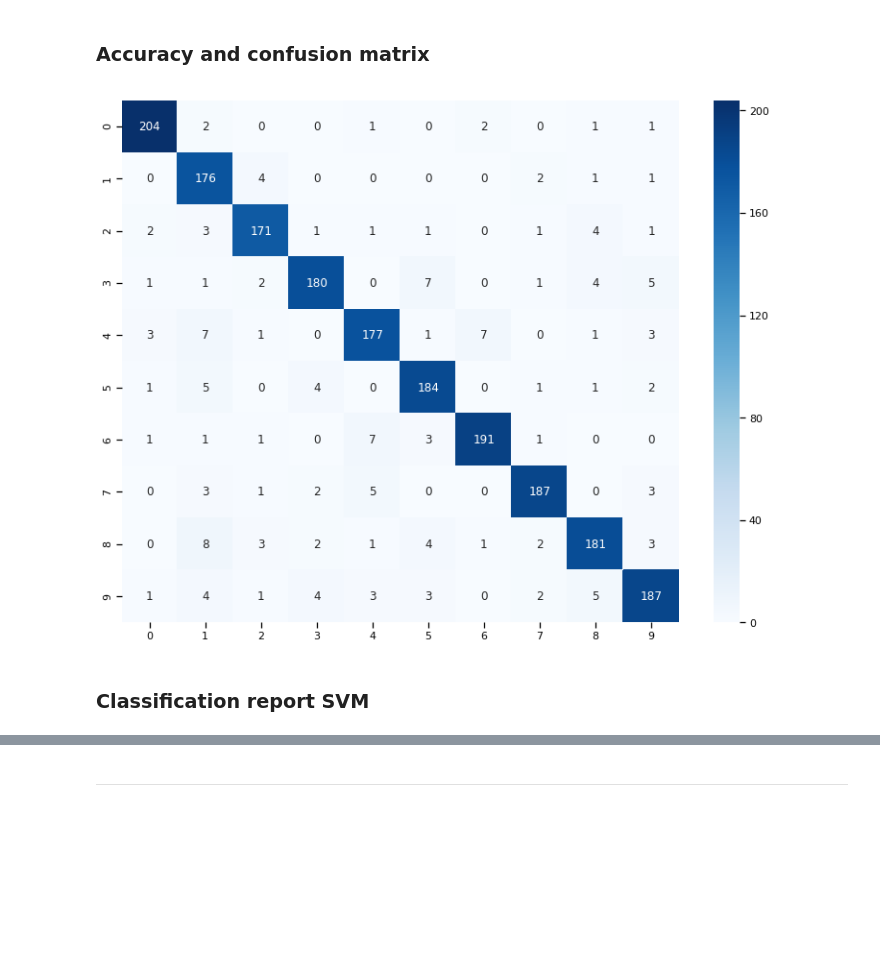
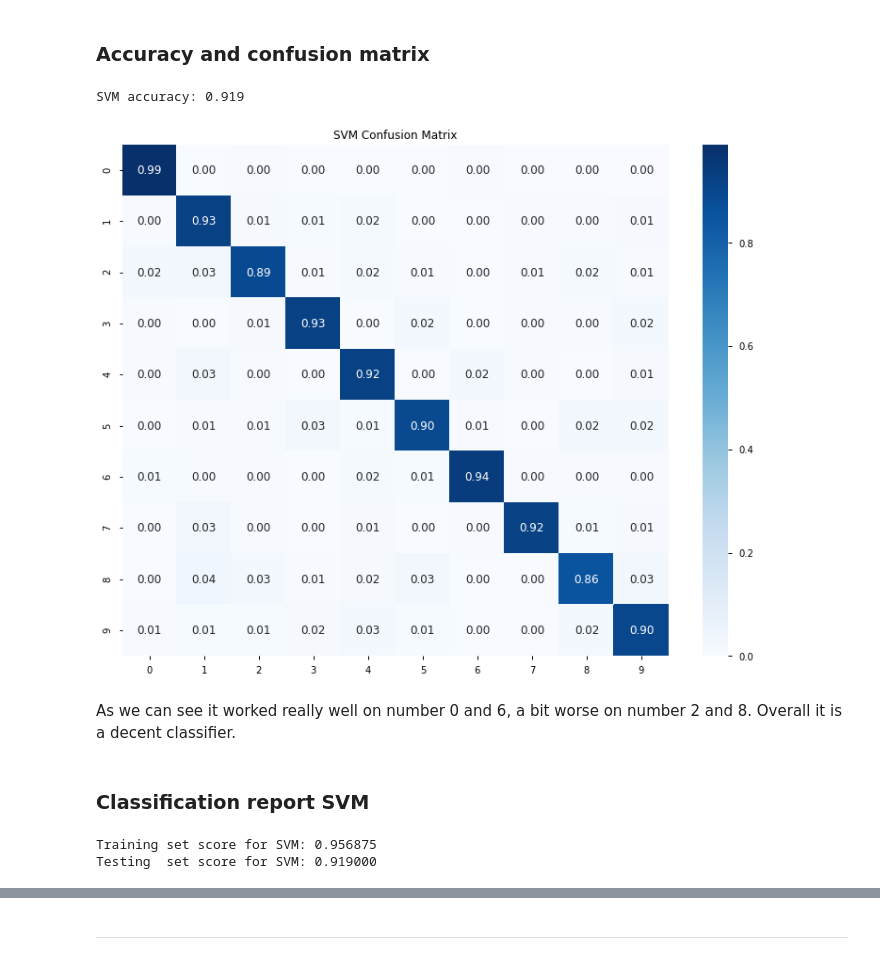
Before and after one commit to blawok/machine-learning-university-projects, a Jupyter notebook: digits/ML1_Classification_MThor_BKowalczuk.ipynb, the cells around one changed output, grey strips where cells are left out. Drawn from its saved outputs; the diff is of its cells as text; code cells hidden in the pictures; blank space fills up the shorter version.

Commit message:
Add SVM interpretation and final visuals

```diff
--- a/digits/ML1_Classification_MThor_BKowalczuk.ipynb
+++ b/digits/ML1_Classification_MThor_BKowalczuk.ipynb
@@ -200,10 +203,8 @@ Best Degree: 3
 # %%
 svm_model = SVC(C = 8,
                 degree = 3, # degree of the polynomial used to find the hyperplane to split the data (used only in "poly")
-                gamma = 'auto_deprecated', # the higher the gamma value the more it tries to exactly fit the training dataset
-                kernel ='poly',
-                shrinking = True, # reduces number of variables in the training process to speed up computation
-                verbose = False).fit(X_train, y_train)
+                gamma = 'auto', # the higher the gamma value the more it tries to exactly fit the training dataset
+                kernel ='poly').fit(X_train, y_train)
 
 svm_predictions = svm_model.predict(X_test)
 # %% [markdown]
@@ -214,15 +215,28 @@ accuracy_svm = svm_model.score(X_test, y_test)
 
 # creating a confusion matrix
 cm_svm = confusion_matrix(y_test, svm_predictions)
+cm_svm = cm_svm.astype('float') / cm_svm.sum(axis=1)[:, np.newaxis]
+# %%
+print(f"SVM accuracy: {accuracy_svm}")
+# %% [output]
+SVM accuracy: 0.919
 # %%
 plt.figure(figsize=(13,10))
 sns.set_context("notebook")
-sns.heatmap(cm_svm, annot = True, fmt="d", cmap="Blues")
+sns.heatmap(cm_svm, annot = True, fmt='.2f', cmap="Blues").set_title("SVM Confusion Matrix")
 plt.show()
 # %% [output]
-[figure, old version]
+[figure, new version]
+# %% [markdown]
+As we can see it worked really well on number 0 and 6, a bit worse on number 2 and 8. Overall it is a decent classifier.
 # %% [markdown]
 ### Classification report SVM
+# %%
+print("Training set score for SVM: %f" % svm_model.score(X_train , y_train))
+print("Testing  set score for SVM: %f" % svm_model.score(X_test  , y_test ))
+# %% [output]
+Training set score for SVM: 0.956875
+Testing  set score for SVM: 0.919000
 # %%
 def plot_classification_report(y_tru, y_prd, figsize=(10, 10), ax=None):
 
```
Also changed, not shown: parts of 9 cells of this notebook.
